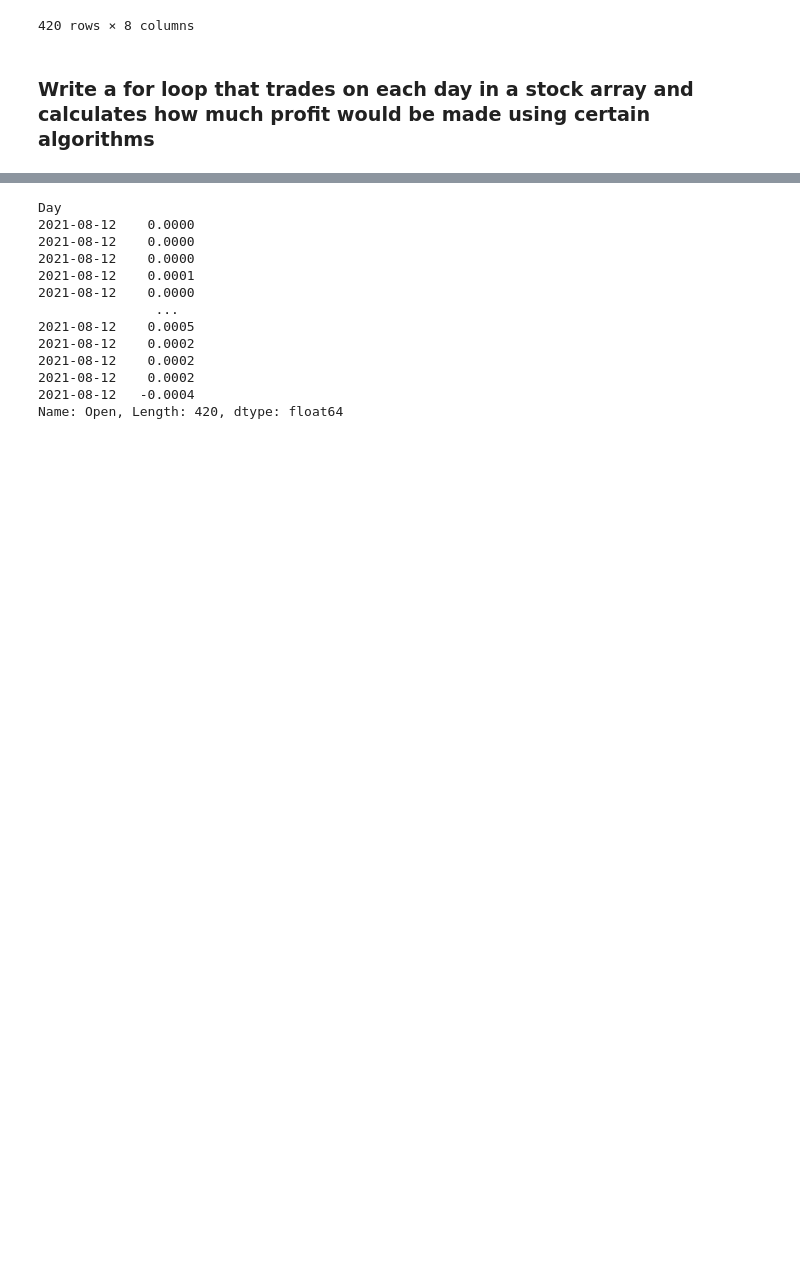
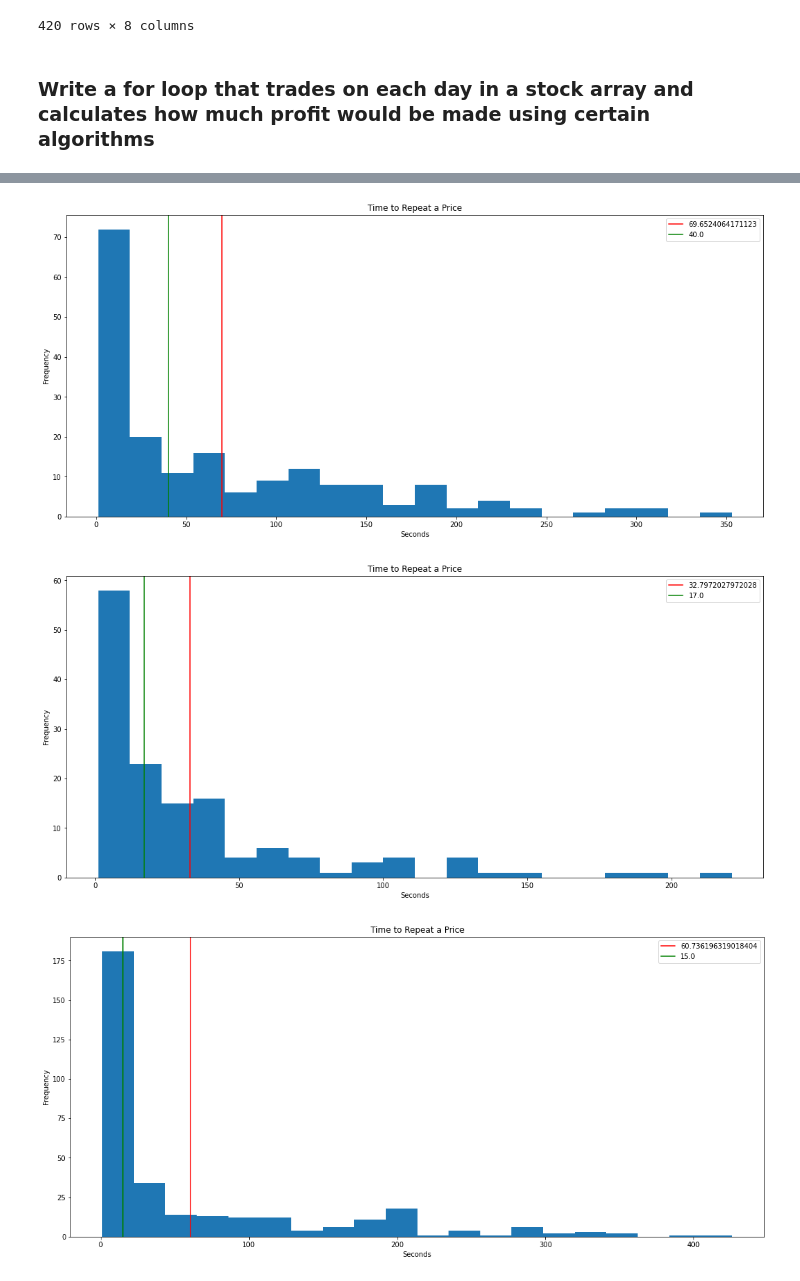
Before and after one commit to PaulDTP/heroku_app, a Jupyter notebook: research.ipynb, the cells around one changed output, grey strips where cells are left out. Drawn from its saved outputs; the diff is of its cells as text; code cells hidden in the pictures; blank space fills up the shorter version.

```diff
--- a/research.ipynb
+++ b/research.ipynb
@@ -149,12 +244,0 @@ Name: Open, Length: 420, dtype: float64
-# %%
-# Check one minute
-# 1 min average: should be done every 1 minute in real-time
-for day in aapl_days:
-    # percent change every 1 minute
-    day['Pct Change'] = ((day['Open'] - day['Open'].shift(1)) / day['Open'].shift(1)) * 100
-    day['Average'] = day[day['Pct Change'] != 0]['Pct Change'].mean()
-
-    # Calculate mean for each day and plot
-    ax = day.plot('Hour', 'Pct Change')
-    day.plot('Hour', 'Average', ax=ax, figsize=(15,4))
-    ax.legend(['Pct Change', day['Average'][0]])
@@ -208,7 +244,0 @@ hmm['Average'][0]
-# %%
-day = aapl_days[-1]
-current = day['Open']
-previous = day['Open']
-# percent change every 3 minutes
-change = (((current - previous) / previous) * 100.0)
-change
@@ -246,16 +245,34 @@ day
-# %%
-(day['Open'] / day['Open'].shift(1) - 1).fillna(0)
-# %% [output]
-Day
-2021-08-12    0.0000
-2021-08-12    0.0000
-2021-08-12    0.0000
-2021-08-12    0.0001
-2021-08-12    0.0000
-               ...
-2021-08-12    0.0005
-2021-08-12    0.0002
-2021-08-12    0.0002
-2021-08-12    0.0002
-2021-08-12   -0.0004
-Name: Open, Length: 420, dtype: float64
+# %%
+collated = np.array([])
+for day in aapl_days:
+    avg_time = []
+    prices = np.array(day['Open'])
+    for i in range(len(prices)):
+        # get elems where the future price is within some percentage of the current price
+        elem = np.where(abs(prices[i+1:] - prices[i]) == 0)[0]    # np.where creates a nested array so collapse one level
+        if elem.size != 0:
+            # adding one because the array shifted in the above array splicing
+            avg_time.append(elem[0] + 1)
+    # plot average/median time-to-repeat-price for the day
+    pd.Series(data = avg_time).plot.hist(bins=20, figsize=(18,8))
+    plt.axvline(np.mean(avg_time), color='red', label='Mean')
+    plt.axvline(np.median(avg_time), color='green', label='Median')
+    plt.legend([np.mean(avg_time), np.median(avg_time)])
+    plt.title("Time to Repeat a Price")
+    plt.xlabel("Seconds")
+    plt.show()
+    # creating master list
+    collated = np.append(collated, avg_time)
+# plot average/median time-to-repeat-price for all days
+collated = np.ravel(collated)
+pd.Series(data=collated).plot.hist(bins=20, figsize=(20,10))
+plt.axvline(np.mean(collated),color='red', label='Mean')
+plt.axvline(np.median(collated), color='green', label='Median')
+plt.legend([np.mean(collated), np.median(collated)])
+plt.title("Time to Repeat a Price (Over All 9 Days)")
+plt.xlabel("Seconds")
+plt.show()
+# %% [output]
+[figure, added]
+[figure, added]
+[figure, added]
```
Also changed, not shown: parts of 23 cells of this notebook, 5 other files.
